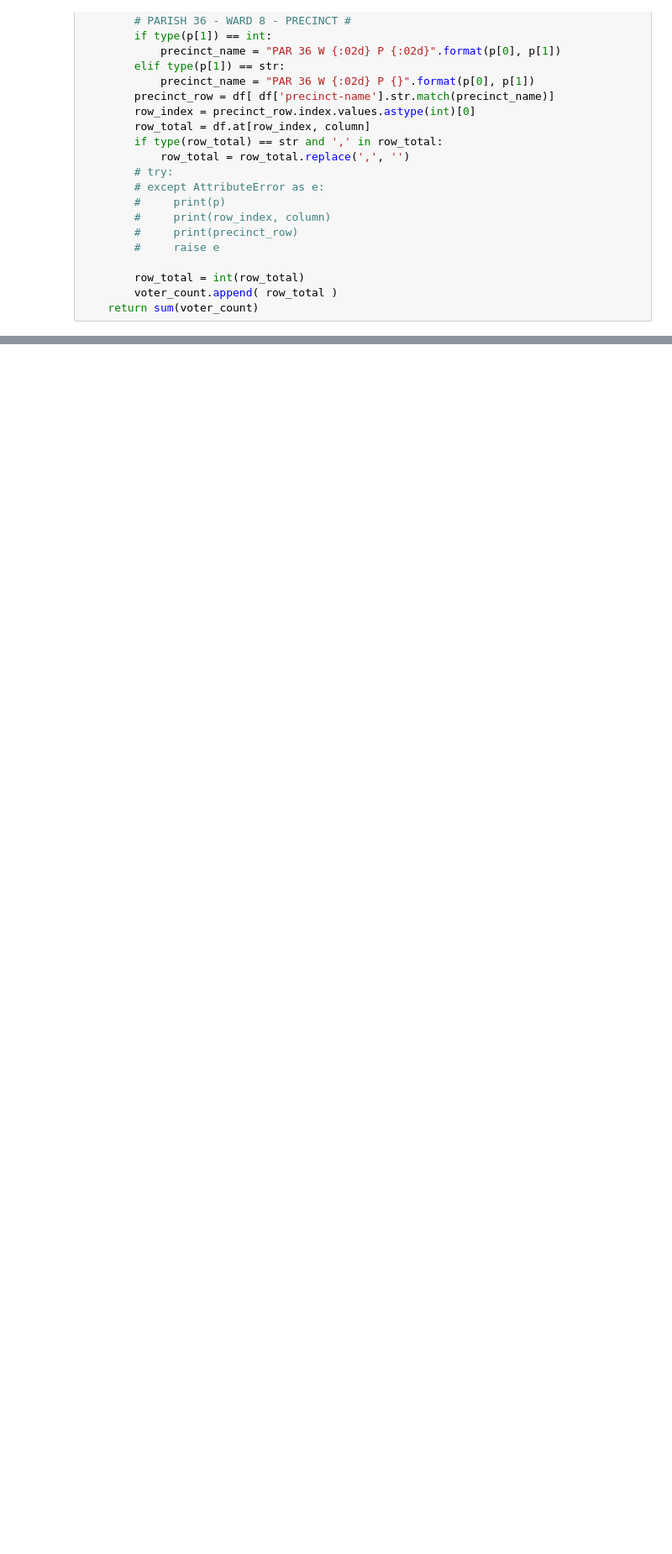
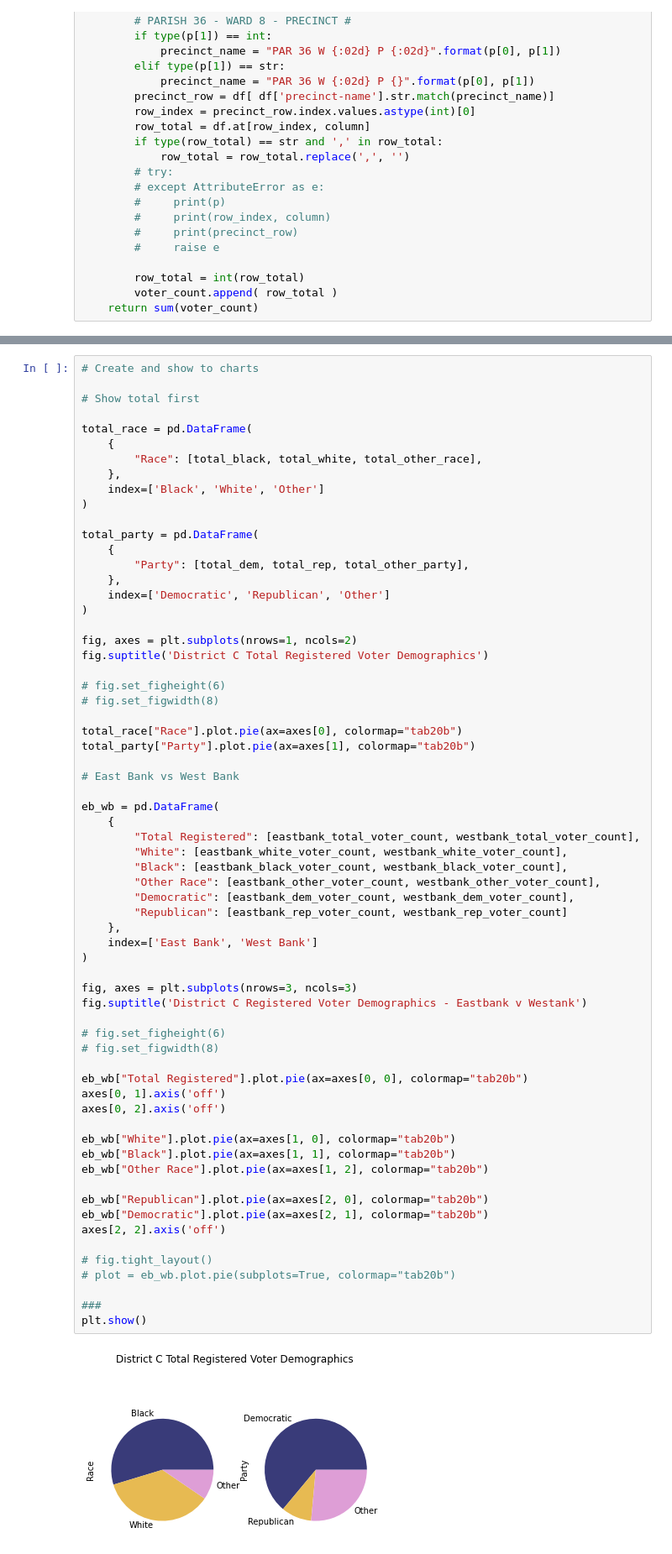
Before and after one commit to rafmudaf/StRoch, a Jupyter notebook: count_voters/count_voters.ipynb, the cells around one changed output, grey strips where cells are left out. Shown at 84% size. Drawn from its saved outputs; the diff is of its cells as text; blank space fills up the shorter version.

Commit message:
Update plots and add new stats to voter count

```diff
--- a/count_voters/count_voters.ipynb
+++ b/count_voters/count_voters.ipynb
@@ -157,0 +146,67 @@ Republican voters     1100     3567
+# %%
+# Create and show to charts
+
+# Show total first
+
+total_race = pd.DataFrame(
+    {
+        "Race": [total_black, total_white, total_other_race],
+    },
+    index=['Black', 'White', 'Other']
+)
+
+total_party = pd.DataFrame(
+    {
+        "Party": [total_dem, total_rep, total_other_party],
+    },
+    index=['Democratic', 'Republican', 'Other']
+)
+
+fig, axes = plt.subplots(nrows=1, ncols=2)
+fig.suptitle('District C Total Registered Voter Demographics')
+
+# fig.set_figheight(6)
+# fig.set_figwidth(8)
+
+total_race["Race"].plot.pie(ax=axes[0], colormap="tab20b")
+total_party["Party"].plot.pie(ax=axes[1], colormap="tab20b")
+
+# East Bank vs West Bank
+
+eb_wb = pd.DataFrame(
+    {
+        "Total Registered": [eastbank_total_voter_count, westbank_total_voter_count],
+        "White": [eastbank_white_voter_count, westbank_white_voter_count],
+        "Black": [eastbank_black_voter_count, westbank_black_voter_count],
+        "Other Race": [eastbank_other_voter_count, westbank_other_voter_count],
+        "Democratic": [eastbank_dem_voter_count, westbank_dem_voter_count],
+        "Republican": [eastbank_rep_voter_count, westbank_rep_voter_count]
+    },
+    index=['East Bank', 'West Bank']
+)
+
+fig, axes = plt.subplots(nrows=3, ncols=3)
+fig.suptitle('District C Registered Voter Demographics - Eastbank v Westank')
+
+# fig.set_figheight(6)
+# fig.set_figwidth(8)
+
+eb_wb["Total Registered"].plot.pie(ax=axes[0, 0], colormap="tab20b")
+axes[0, 1].axis('off')
+axes[0, 2].axis('off')
+
+eb_wb["White"].plot.pie(ax=axes[1, 0], colormap="tab20b")
+eb_wb["Black"].plot.pie(ax=axes[1, 1], colormap="tab20b")
+eb_wb["Other Race"].plot.pie(ax=axes[1, 2], colormap="tab20b")
+
+eb_wb["Republican"].plot.pie(ax=axes[2, 0], colormap="tab20b")
+eb_wb["Democratic"].plot.pie(ax=axes[2, 1], colormap="tab20b")
+axes[2, 2].axis('off')
+
+# fig.tight_layout()
+# plot = eb_wb.plot.pie(subplots=True, colormap="tab20b")
+
+###
+plt.show()
+# %% [output]
+[figure, added]
```
Also changed, not shown: parts of 3 cells of this notebook, 1 other file.
